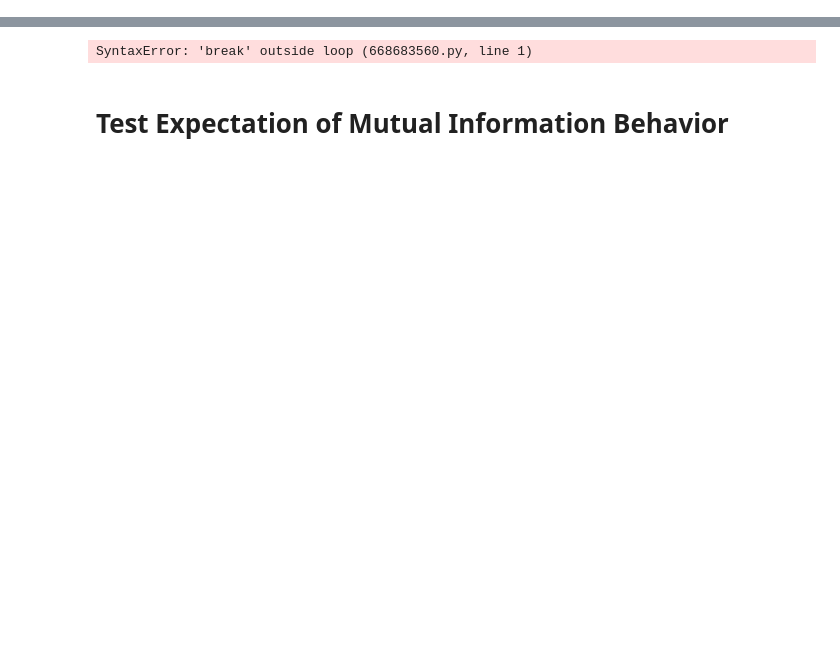
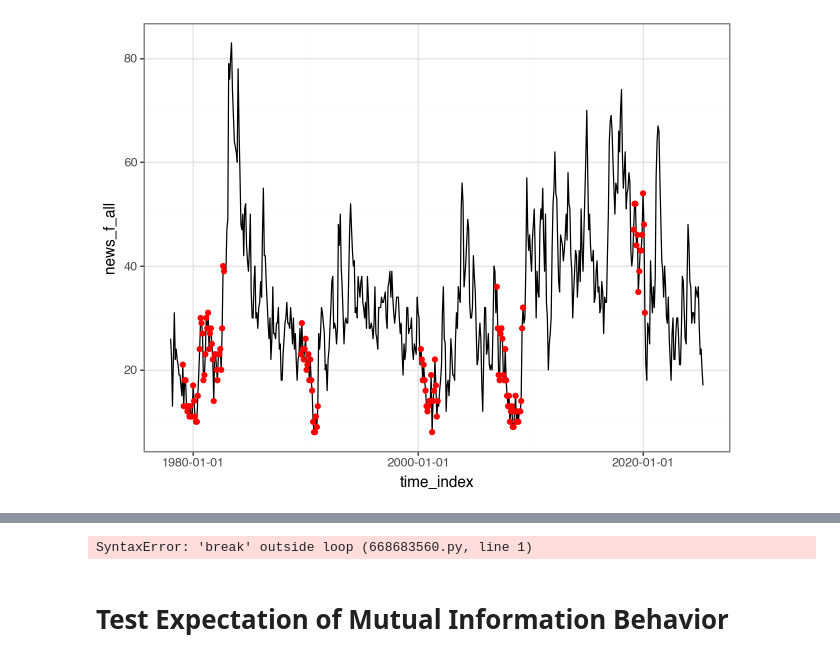
Before and after one commit to abrahamalex13/learning-to-price-assets, a Jupyter notebook: notebooks/analyze_signal_consumer_sentiment.ipynb, the cells around one changed output, grey strips where cells are left out. Saved outputs shown, nothing was run; the diff lists cells and outputs as text; code cells hidden in the pictures; blank space fills up the shorter version.

```diff
--- a/notebooks/analyze_signal_consumer_sentiment.ipynb
+++ b/notebooks/analyze_signal_consumer_sentiment.ipynb
@@ -263,0 +277,13 @@ XY = XY.assign(usrec_bar = lambda df_: df_['usrec'] * 1_000)
+# %%
+(
+    p9.ggplot(XY.reset_index(drop=False)) +
+    p9.theme_bw() +
+    p9.geom_line(p9.aes('time_index', 'news_f_all')) +
+    p9.geom_point(
+        data=XY.reset_index(drop=False).query("is_recession_in_next_12_months==1"),
+        mapping=p9.aes('time_index', 'news_f_all'),
+        color='red'
+        )
+)
+# %% [output]
+[figure, added]
```
Also changed, not shown: parts of 16 cells of this notebook.
